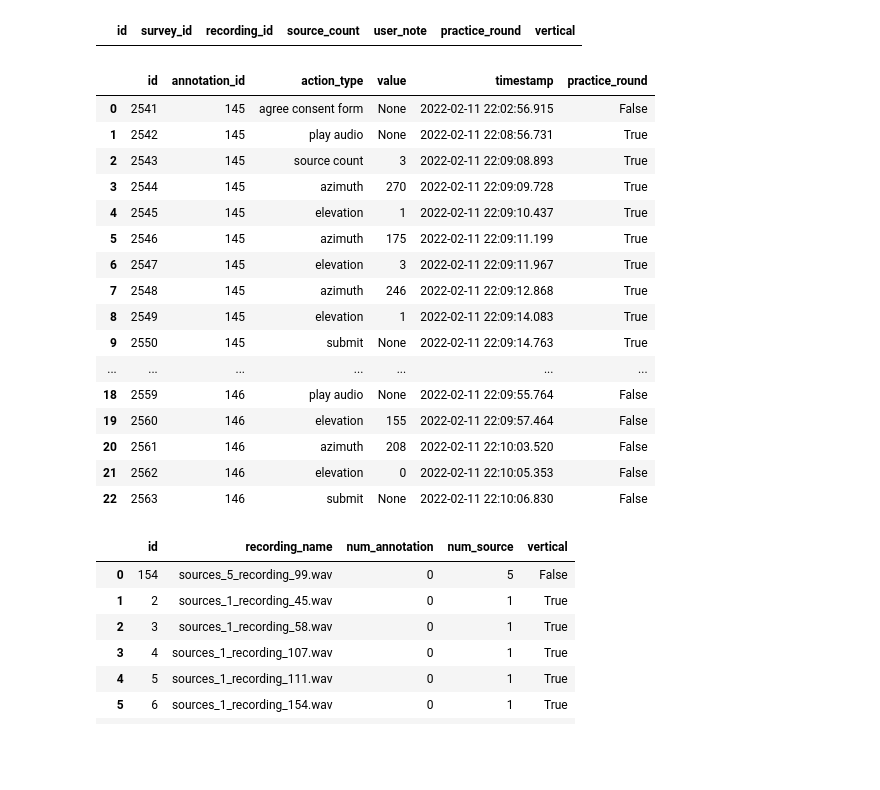
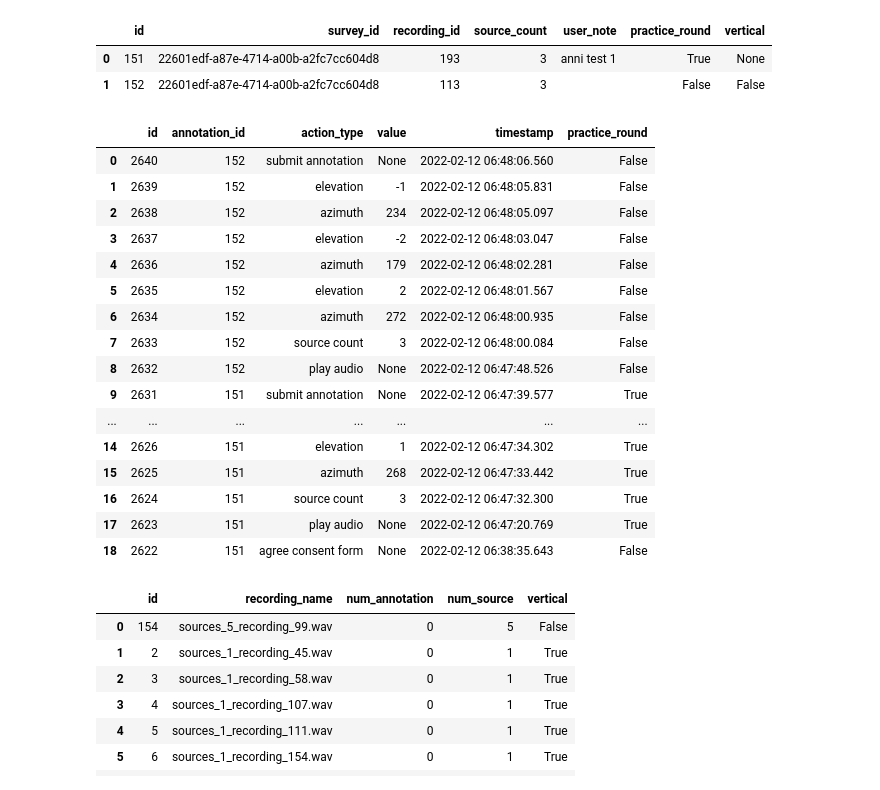
Before and after one commit to ANNIZHENG/Temp-Annotation-Interface, a Jupyter notebook: database/db.ipynb, the cells around one changed output. Saved outputs shown, nothing was run; the diff lists cells and outputs as text; code cells hidden in the pictures; blank space fills up the shorter version.

```diff
--- a/database/db.ipynb
+++ b/database/db.ipynb
@@ -14,25 +14,27 @@ pd.read_sql('''select * from "Survey" order by id desc ''',eng).head(1)
 # %%
-pd.read_sql('''select * from "Annotation" where survey_id = '397e0526-55dc-4ca2-a307-24c89cd61b3d' ''',eng)
+pd.read_sql('''select * from "Annotation" where survey_id = '22601edf-a87e-4714-a00b-a2fc7cc604d8' ''',eng)
 # %% [output]
 |  | id | survey_id | recording_id | source_count | user_note | practice_round | vertical |
+| 0 | 151 | 22601edf-a87e-4714-a00b-a2fc7cc604d8 | 193 | 3 | anni test 1 | True | None |
+| 1 | 152 | 22601edf-a87e-4714-a00b-a2fc7cc604d8 | 113 | 3 |  | False | False |
 # %%
-pd.read_sql('''select * from "Interaction" where annotation_id = '' or annotation_id = '' ''',eng)
+pd.read_sql('''select * from "Interaction" where annotation_id = '151' or annotation_id = '152' order by id desc''',eng)
 # %% [output]
 |  | id | annotation_id | action_type | value | timestamp | practice_round |
-| 0 | 2541 | 145 | agree consent form | None | 2022-02-11 22:02:56.915 | False |
-| 1 | 2542 | 145 | play audio | None | 2022-02-11 22:08:56.731 | True |
-| 2 | 2543 | 145 | source count | 3 | 2022-02-11 22:09:08.893 | True |
-| 3 | 2544 | 145 | azimuth | 270 | 2022-02-11 22:09:09.728 | True |
-| 4 | 2545 | 145 | elevation | 1 | 2022-02-11 22:09:10.437 | True |
-| 5 | 2546 | 145 | azimuth | 175 | 2022-02-11 22:09:11.199 | True |
-| 6 | 2547 | 145 | elevation | 3 | 2022-02-11 22:09:11.967 | True |
-| 7 | 2548 | 145 | azimuth | 246 | 2022-02-11 22:09:12.868 | True |
-| 8 | 2549 | 145 | elevation | 1 | 2022-02-11 22:09:14.083 | True |
-| 9 | 2550 | 145 | submit | None | 2022-02-11 22:09:14.763 | True |
+| 0 | 2640 | 152 | submit annotation | None | 2022-02-12 06:48:06.560 | False |
+| 1 | 2639 | 152 | elevation | -1 | 2022-02-12 06:48:05.831 | False |
+| 2 | 2638 | 152 | azimuth | 234 | 2022-02-12 06:48:05.097 | False |
+| 3 | 2637 | 152 | elevation | -2 | 2022-02-12 06:48:03.047 | False |
+| 4 | 2636 | 152 | azimuth | 179 | 2022-02-12 06:48:02.281 | False |
+| 5 | 2635 | 152 | elevation | 2 | 2022-02-12 06:48:01.567 | False |
+| 6 | 2634 | 152 | azimuth | 272 | 2022-02-12 06:48:00.935 | False |
+| 7 | 2633 | 152 | source count | 3 | 2022-02-12 06:48:00.084 | False |
+| 8 | 2632 | 152 | play audio | None | 2022-02-12 06:47:48.526 | False |
+| 9 | 2631 | 151 | submit annotation | None | 2022-02-12 06:47:39.577 | True |
 | ... | ... | ... | ... | ... | ... | ... |
-| 18 | 2559 | 146 | play audio | None | 2022-02-11 22:09:55.764 | False |
-| 19 | 2560 | 146 | elevation | 155 | 2022-02-11 22:09:57.464 | False |
-| 20 | 2561 | 146 | azimuth | 208 | 2022-02-11 22:10:03.520 | False |
-| 21 | 2562 | 146 | elevation | 0 | 2022-02-11 22:10:05.353 | False |
-| 22 | 2563 | 146 | submit | None | 2022-02-11 22:10:06.830 | False |
+| 14 | 2626 | 151 | elevation | 1 | 2022-02-12 06:47:34.302 | True |
+| 15 | 2625 | 151 | azimuth | 268 | 2022-02-12 06:47:33.442 | True |
+| 16 | 2624 | 151 | source count | 3 | 2022-02-12 06:47:32.300 | True |
+| 17 | 2623 | 151 | play audio | None | 2022-02-12 06:47:20.769 | True |
+| 18 | 2622 | 151 | agree consent form | None | 2022-02-12 06:38:35.643 | False |
 # %%
```
Also changed, not shown: parts of 2 cells of this notebook, 4 other files.
